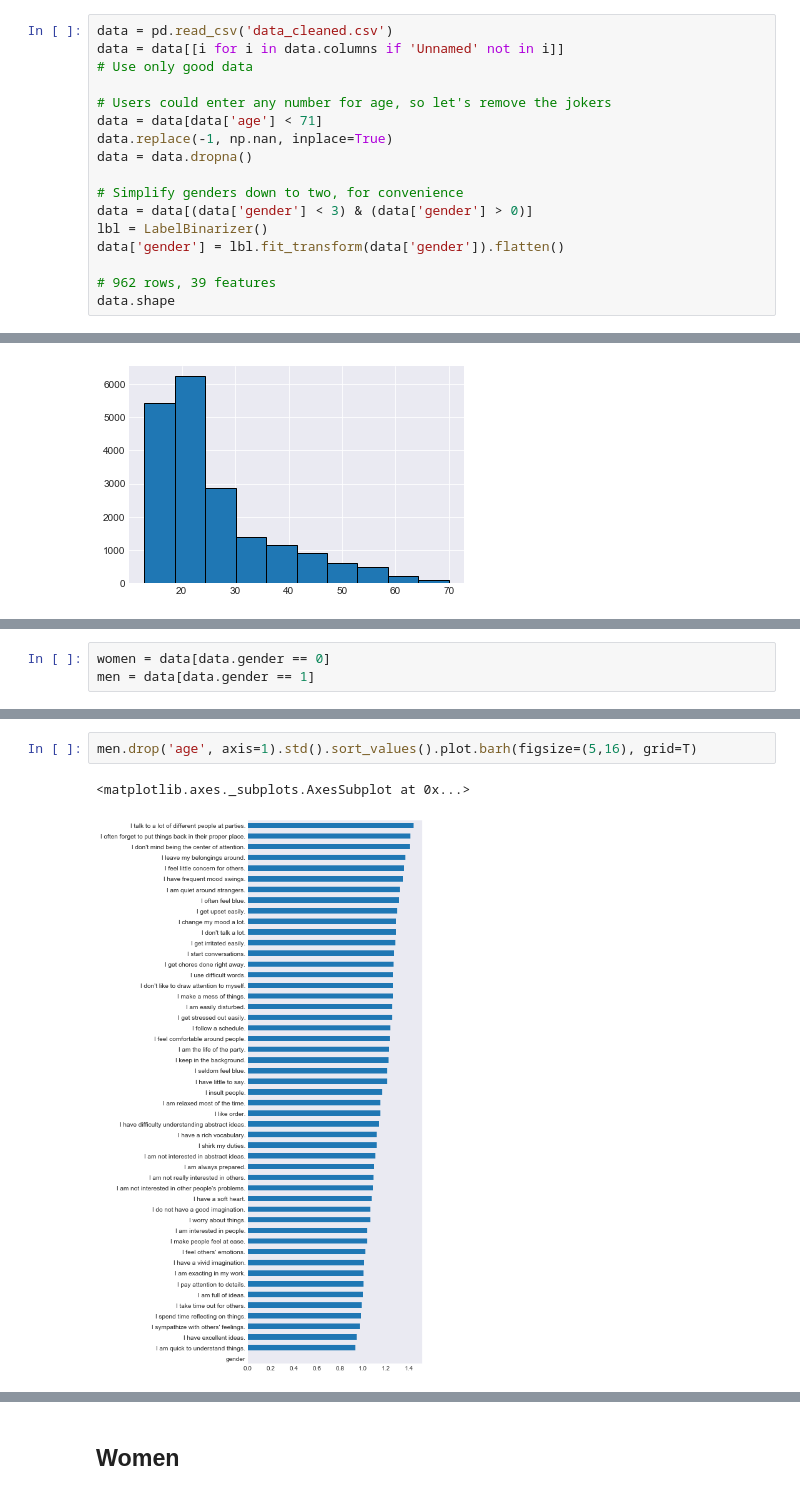
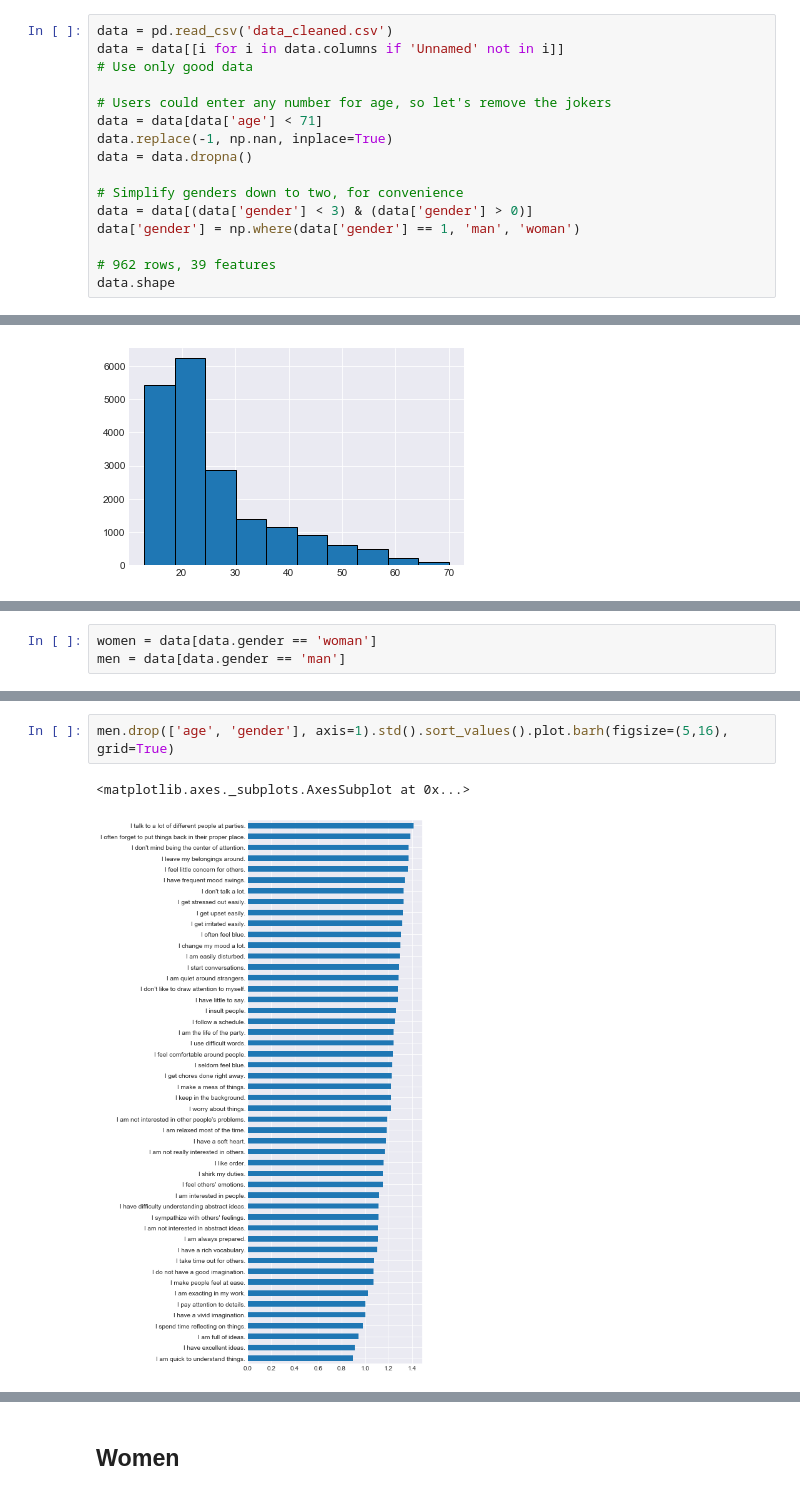
Before and after one commit to vincefav/big-five-age-and-gender, a Jupyter notebook: Big five - Age and gender.ipynb, the cells around one changed output, grey strips where cells are left out. Drawn from its saved outputs; the diff is of its cells as text.

```diff
--- a/Big five - Age and gender.ipynb
+++ b/Big five - Age and gender.ipynb
@@ -31,8 +31,7 @@ data = data.dropna()
 
 # Simplify genders down to two, for convenience
 data = data[(data['gender'] < 3) & (data['gender'] > 0)]
-lbl = LabelBinarizer()
-data['gender'] = lbl.fit_transform(data['gender']).flatten()
+data['gender'] = np.where(data['gender'] == 1, 'man', 'woman')
 
 # 962 rows, 39 features
 data.shape
@@ -51,4 +45,4 @@ data['gender'].value_counts().plot.bar(edgecolor='black')
 # %%
-women = data[data.gender == 0]
-men = data[data.gender == 1]
+women = data[data.gender == 'woman']
+men = data[data.gender == 'man']
 # %%
@@ -59,5 +53,5 @@ women.drop('age', axis=1).std().sort_values().plot.barh(figsize=(5,16), grid=Tru
 # %%
-men.drop('age', axis=1).std().sort_values().plot.barh(figsize=(5,16), grid=T)
+men.drop(['age', 'gender'], axis=1).std().sort_values().plot.barh(figsize=(5,16), grid=True)
 # %% [output]
 <matplotlib.axes._subplots.AxesSubplot at 0x...>
-[figure, old version]
+[figure, new version]
```
Also changed, not shown: parts of 6 cells of this notebook.
